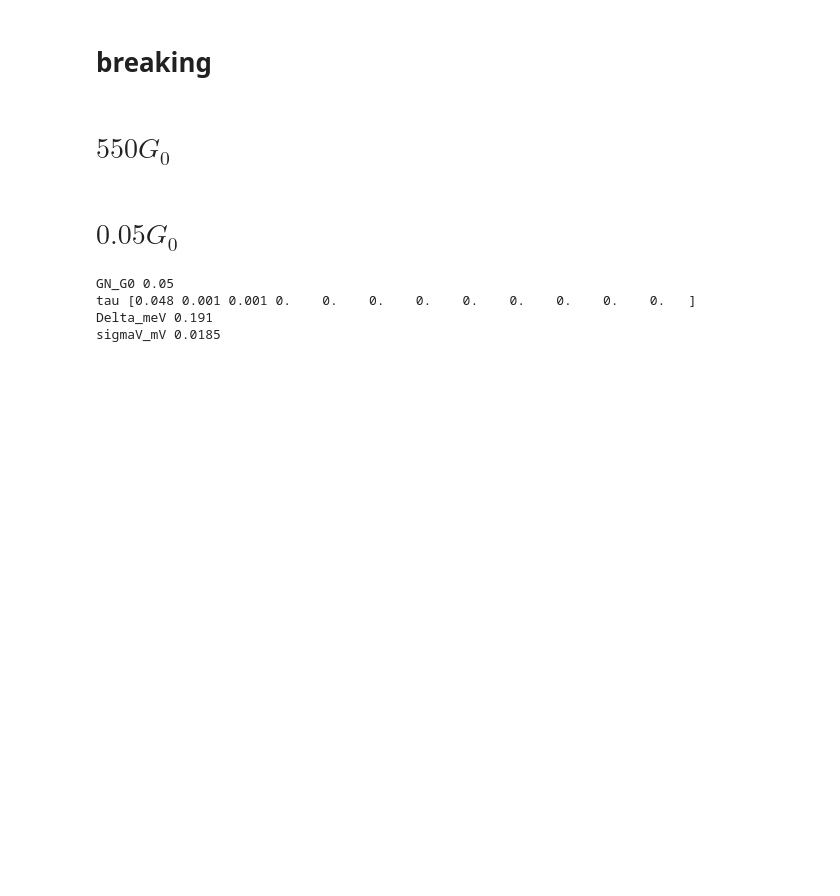
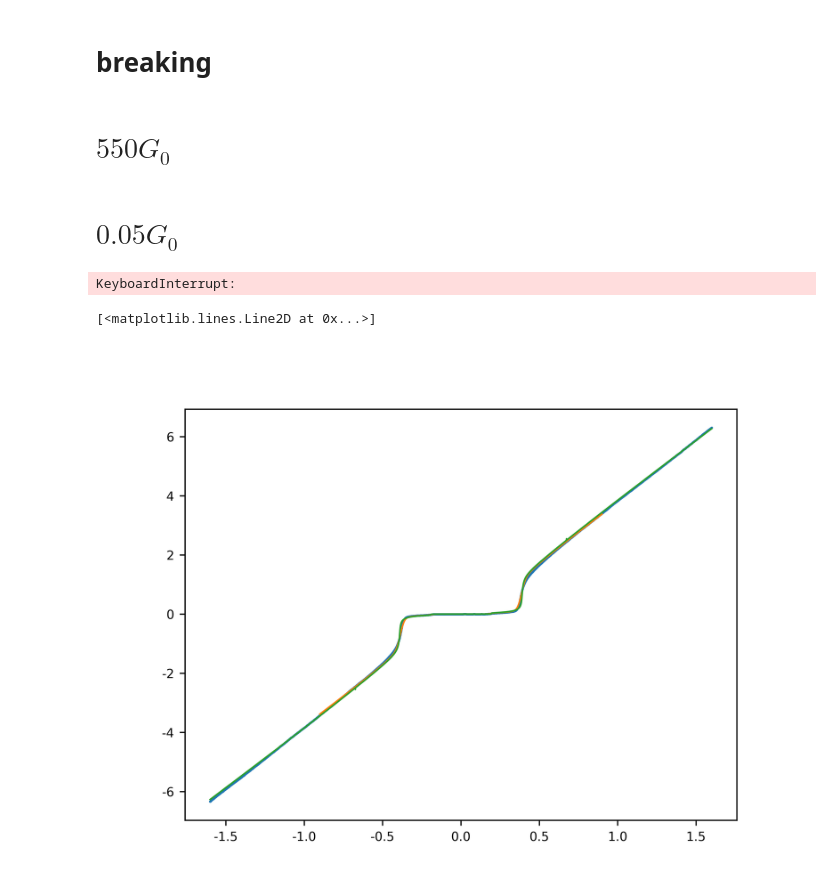
Before and after one commit to schmampf/dissertation-figures, a Jupyter notebook: atomic_contact/02_analysis.ipynb, the cells around one changed output. Cells and saved outputs as stored; diff of their text form; code cells hidden in the pictures; blank space fills up the shorter version.

```diff
--- a/atomic_contact/02_analysis.ipynb
+++ b/atomic_contact/02_analysis.ipynb
@@ -305,6 +305,19 @@ I_nA = data["Iexp_nA"][0, :]
 Vbins_mV = np.linspace(-0.9, 0.9, 1801)
 Iexp_nA = sc.nanbin_y_over_x(upsample(I_nA), upsample(V_mV), Vbins_mV)
 
+# from mar_fit import MARGrid, prepare_mar_database
+
+# grid = MARGrid(
+#     V_mV=Vbins_mV,
+#     tau=np.linspace(0, 0.06, 61),
+#     T_K=np.linspace(0, 0.6, 21),
+#     Delta_meV=np.linspace(0.188, 0.196, 9),
+#     # gamma_meV=np.linspace(0, 10e-3, 11),
+#     gamma_meV=0,
+#     sigmaV_mV=np.linspace(0, 0.04, 81),
+# )
+# database = prepare_mar_database(grid)
+
 settings = {
     "tau_1": (0.05, 0.00, 1.00, False),
     "tau_2": (0.00, 0.00, 1.00, True),
@@ -318,10 +331,10 @@ settings = {
     "tau_A": (0.00, 0.00, 1.00, True),
     "tau_B": (0.00, 0.00, 1.00, True),
     "tau_C": (0.00, 0.00, 1.00, True),
-    "T_K": (0.00, 0.00, 1.21, True),
+    "T_K": (0.00, 0.00, 1.21, False),
     "Delta_meV": (0.1885, 0.187, 0.191, False),
-    "gamma_meV": (1e-6, 1e-6, 1e-2, True),
-    "sigmaV_mV": (0.026, 0.00, 0.05, False),
+    "gamma_meV": (1e-3, 0, 10e-3, False),
+    "sigmaV_mV": (0.026, 0.00, 0.04, False),
 }
 restarts = 1000
 Vnan_mV = 0.04
@@ -329,12 +342,12 @@ tau_sum_bounds = (0.0, 0.1)
 
 weights = np.divide(
     1,
-    np.abs(Vbins_mV),
-    out=np.full_like(Vbins_mV, 0),
-    where=Vbins_mV != 0.0,
+    np.abs(V_mV),
+    out=np.full_like(V_mV, 0),
+    where=V_mV != 0.0,
 )
 # mask = np.abs(V_mV) <= Vnan_mV
-mask = np.full_like(Vbins_mV, True)
+mask = np.full_like(V_mV, True)
 
 result = fit_mar(
     Iexp_nA,
@@ -376,10 +389,16 @@ np.savez(
     tau_sum_bounds=tau_sum_bounds,
 )
 # %% [output]
-GN_G0 0.05
-tau [0.048 0.001 0.001 0.    0.    0.    0.    0.    0.    0.    0.    0.   ]
-Delta_meV 0.191
-sigmaV_mV 0.0185
+KeyboardInterrupt:
+# %%
+Isim_nA = sc.get_Imar_nA(V_mV, tau=0.051, T_K=0.0, Delta_meV=0.195, gamma_meV=1e-3)
+
+plt.plot(V_mV, I_nA, ".")
+plt.plot(Vbins_mV, Ifit_nA)
+plt.plot(V_mV, Isim_nA)
+# %% [output]
+[<matplotlib.lines.Line2D at 0x...>]
+[figure, added]
 # %%
 # single IV fit
 data = np.load("0.05G0/15.0GHz_stripline/eva.npz")
```
Also changed, not shown: parts of 1 cell of this notebook, 1 other file.
